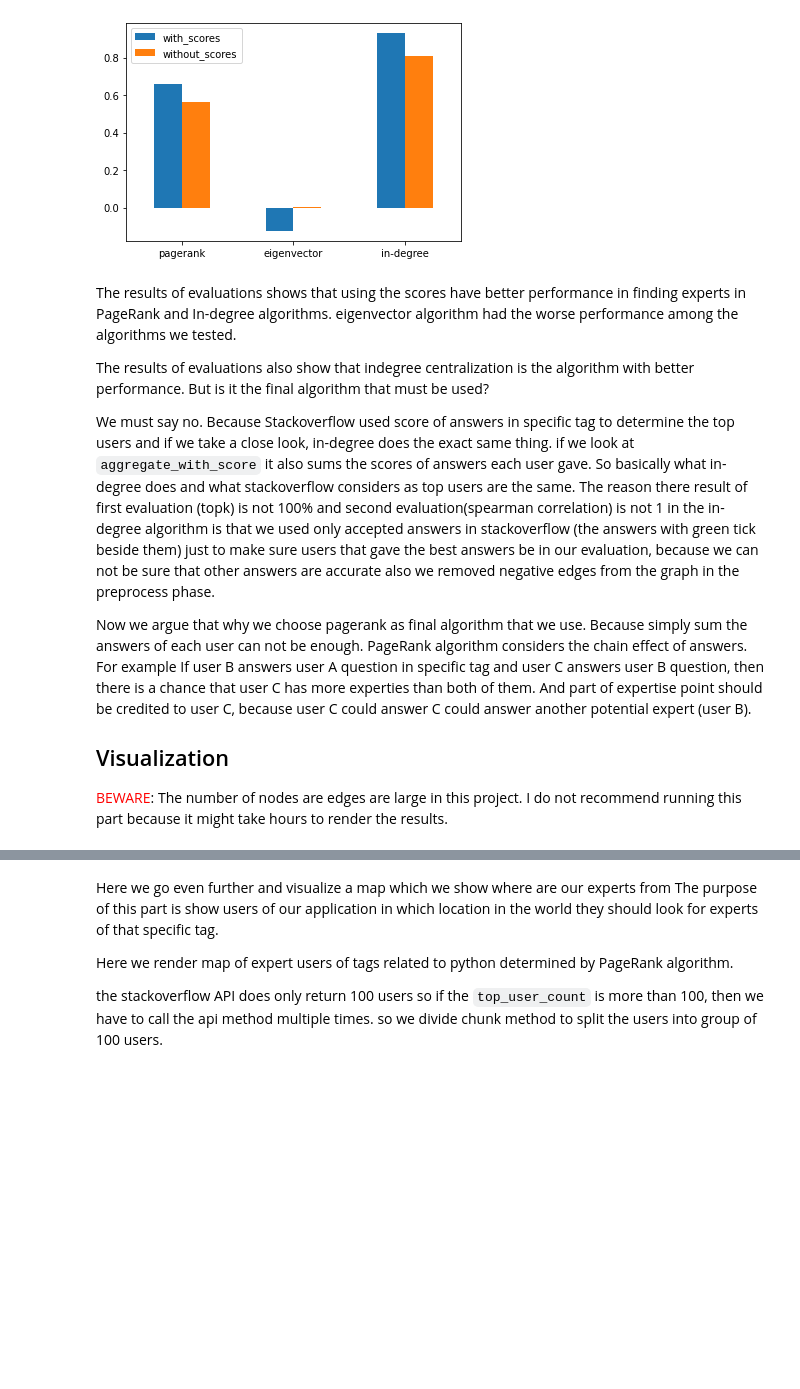
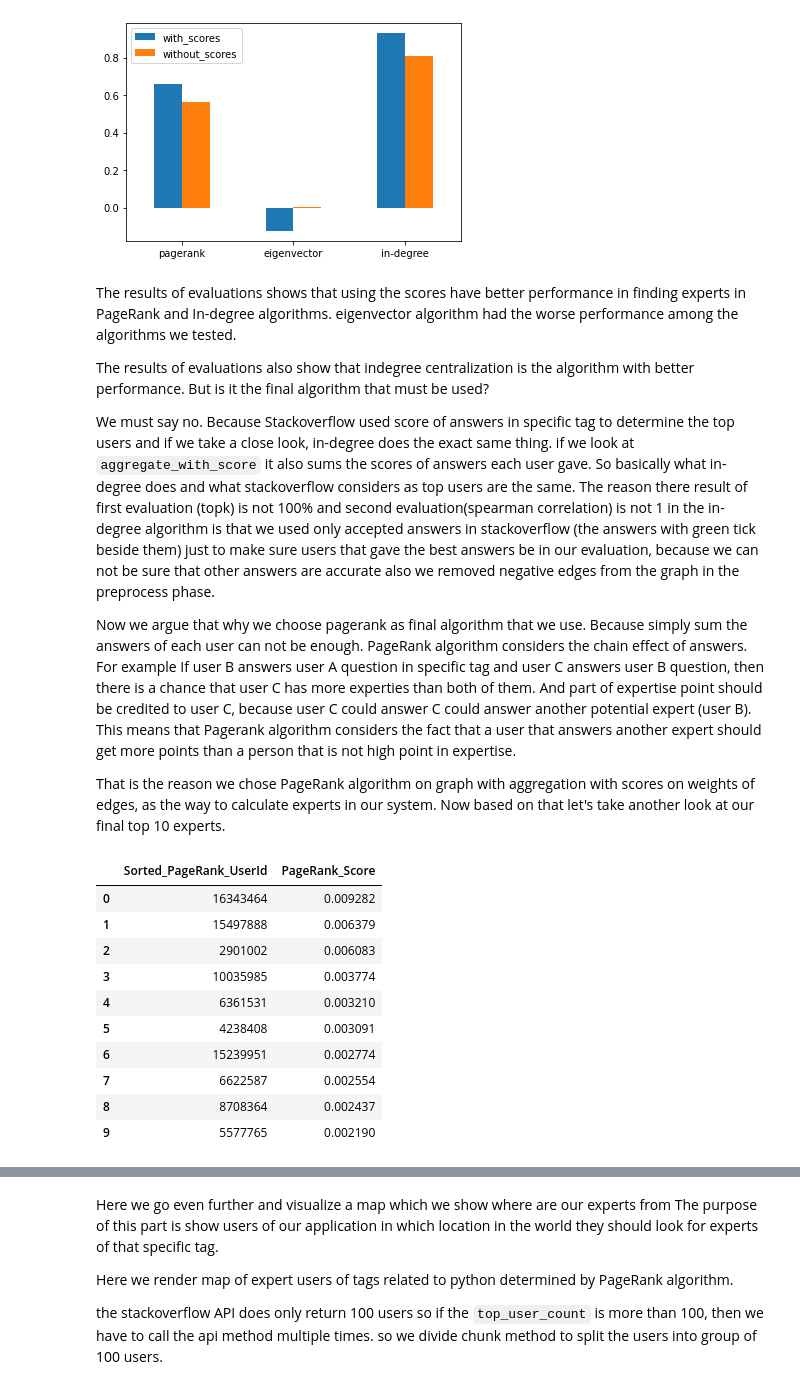
Before and after one commit to behnam7171/SocialWeb, a Jupyter notebook: research_project.ipynb, the cells around one changed output, grey strips where cells are left out. Drawn from its saved outputs; the diff is of its cells as text; code cells hidden in the pictures; blank space fills up the shorter version.

Commit message:
showing last result after evaluation

```diff
--- a/research_project.ipynb
+++ b/research_project.ipynb
@@ -391,7 +392,22 @@ The results of evaluations also show that indegree centralization is the algorit
 We must say no. Because Stackoverflow used score of answers in specific tag to determine the top users and if we take a close look, in-degree does the exact same thing. if we look at <code>aggregate_with_score</code> it also sums the scores of answers each user gave. So basically what in-degree does and what stackoverflow considers as top users are the same. The reason there result of first evaluation (topk) is not 100% and second evaluation(spearman correlation) is not 1 in the in-degree algorithm is that we used only accepted answers in stackoverflow (the answers with green tick beside them) just to make sure users that gave the best answers be in our evaluation, because we can not be sure that other answers are accurate also we removed negative edges from the graph in the preprocess phase.
 
 Now we argue that why we choose pagerank as final algorithm that we use. Because simply sum the answers of each user can not be enough. PageRank algorithm considers the chain effect of answers. For example If user B answers user A question in specific tag and user C answers user B question, then there is a chance that user C has more experties than both of them. And part of expertise point should be credited to user C, because user C could answer C could answer another potential expert (user B).
+This means that Pagerank algorithm considers the fact that a user that answers another expert should get more points than a person that is not high point in expertise.
 
-## Visualization
-
-<span style="color: red">BEWARE</span>: The number of nodes are edges are large in this project. I do not recommend running this part because it might take hours to render the results.
+That is the reason we chose PageRank algorithm on graph with aggregation with scores on weights of edges, as the way to calculate experts in our system. Now based on that let's take another look at our final top 10 experts.
+# %%
+data = {'Sorted_PageRank_UserId': gws_sorted_pageRank_userId[0:10],'PageRank_Score': gws_pageRank_score[0:10]}
+df = pd.DataFrame(data)
+display(df)
+# %% [output]
+|  | Sorted_PageRank_UserId | PageRank_Score |
+| 0 | 16343464 | 0.009282 |
+| 1 | 15497888 | 0.006379 |
+| 2 | 2901002 | 0.006083 |
+| 3 | 10035985 | 0.003774 |
+| 4 | 6361531 | 0.003210 |
+| 5 | 4238408 | 0.003091 |
+| 6 | 15239951 | 0.002774 |
+| 7 | 6622587 | 0.002554 |
+| 8 | 8708364 | 0.002437 |
+| 9 | 5577765 | 0.002190 |
```
Also changed, not shown: parts of 4 cells of this notebook.
